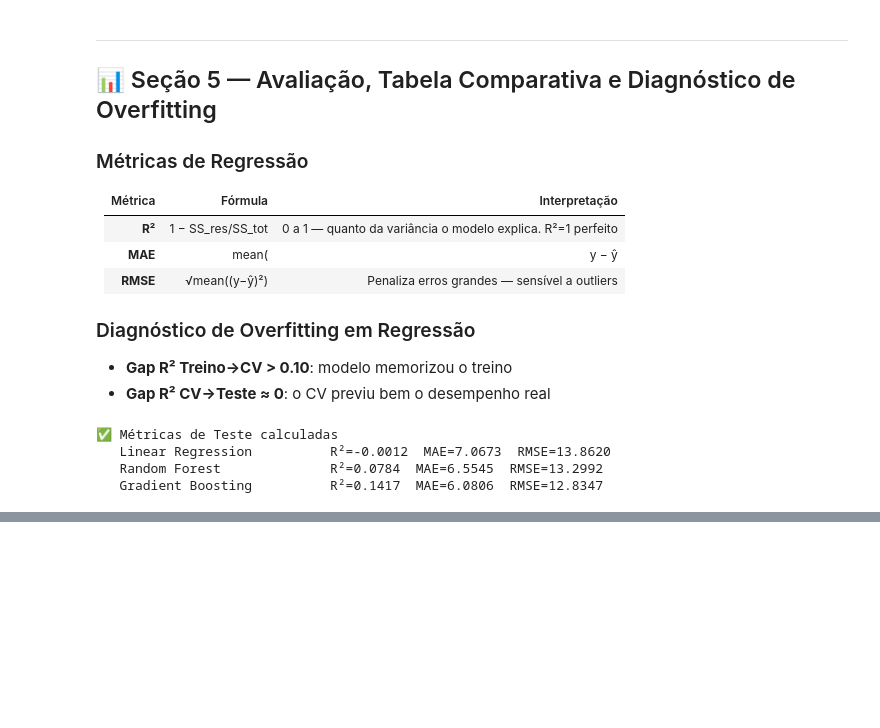
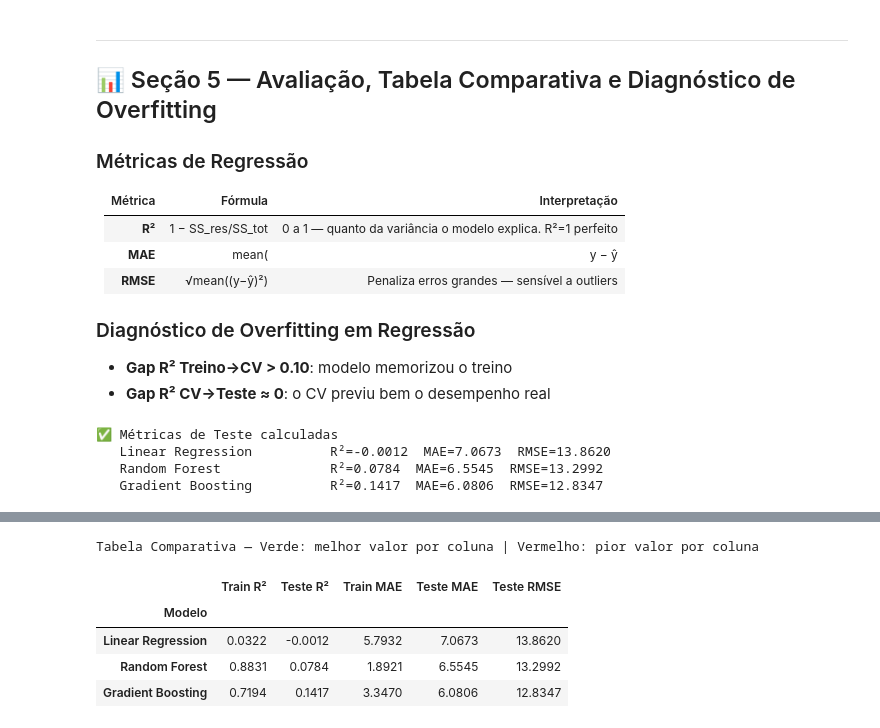
Before and after one commit to IsadoraMoraiss/Project_Pisi3, a Jupyter notebook: REGRESSÃO.ipynb, the cells around one changed output, grey strips where cells are left out. Cells and saved outputs as stored; diff of their text form; code cells hidden in the pictures; blank space fills up the shorter version.

Commit message:
feat: criando tabelas comparativas

```diff
--- a/REGRESSÃO.ipynb
+++ b/REGRESSÃO.ipynb
@@ -659,3 +659,21 @@ for m in [met_lr, met_rf, met_gb]:
    Linear Regression          R²=-0.0012  MAE=7.0673  RMSE=13.8620
    Random Forest              R²=0.0784  MAE=6.5545  RMSE=13.2992
    Gradient Boosting          R²=0.1417  MAE=6.0806  RMSE=12.8347
+# %%
+# ── Tabela Comparativa Completa ───────────────────────────────────────────────
+rows = []
+for cv_res, met in [(cv_lr, met_lr), (cv_rf, met_rf), (cv_gb, met_gb)]:
+    rows.append({
+        'Modelo':                 met['Modelo'],
+        'Train R²':               round(cv_res['Train_R2_mean'],  4),
+        'CV R² (mean±std)':       f"{cv_res['CV_R2_mean']:.4f} ± {cv_res['CV_R2_std']:.4f}",
+        'Teste R²':               round(met['Teste_R2'],          4),
+        'Train MAE':              round(cv_res['Train_MAE_mean'], 4),
+        'CV MAE (mean±std)':      f"{cv_res['CV_MAE_mean']:.4f} ± {cv_res['CV_MAE_std']:.4f}",
+        'Teste MAE':              round(met['Teste_MAE'],         4),
+        'Teste RMSE':             round(met['Teste_RMSE'],        4),
+    })
+
+df_comp = pd.DataFrame(rows).set_index('Modelo')
+print('📊 Tabela Comparativa Completa:')
+print(df_comp.to_string())
@@ -661,0 +687,48 @@ for m in [met_lr, met_rf, met_gb]:
+# %%
+# ── Tabela estilizada com highlight ──────────────────────────────────────────
+cols_max = ['Train R²', 'Teste R²']          # maior é melhor
+cols_min = ['Train MAE', 'Teste MAE', 'Teste RMSE']  # menor é melhor
+
+df_style = df_comp[cols_max + cols_min].copy()
+
+styled = (
+    df_style.style
+    .format('{:.4f}')
+    .highlight_max(
+        subset=cols_max, axis=0,
+        props='background-color:#C8E6C9; font-weight:bold; color:#1B5E20;'
+    )
+    .highlight_min(
+        subset=cols_min, axis=0,
+        props='background-color:#C8E6C9; font-weight:bold; color:#1B5E20;'
+    )
+    .highlight_max(
+        subset=cols_min, axis=0,
+        props='background-color:#FFCDD2; color:#B71C1C;'
+    )
+    .highlight_min(
+        subset=cols_max, axis=0,
+        props='background-color:#FFCDD2; color:#B71C1C;'
+    )
+    .set_caption(
+        'Tabela Comparativa — Verde: melhor valor por coluna | '
+        'Vermelho: pior valor por coluna'
+    )
+    .set_table_styles([
+        {'selector': 'caption',
+         'props': [('font-size','13px'),('font-weight','bold'),('padding','8px')]},
+        {'selector': 'th',
+         'props': [('background-color','#1565C0'),('color','white'),
+                   ('font-size','11px'),('padding','6px 10px')]},
+        {'selector': 'td',
+         'props': [('text-align','center'),('padding','5px 10px'),('font-size','11px')]},
+    ])
+)
+display(styled)
+# %% [output]
+Tabela Comparativa — Verde: melhor valor por coluna | Vermelho: pior valor por coluna
+|  | Train R² | Teste R² | Train MAE | Teste MAE | Teste RMSE |
+| Modelo |  |  |  |  |  |
+| Linear Regression | 0.0322 | -0.0012 | 5.7932 | 7.0673 | 13.8620 |
+| Random Forest | 0.8831 | 0.0784 | 1.8921 | 6.5545 | 13.2992 |
+| Gradient Boosting | 0.7194 | 0.1417 | 3.3470 | 6.0806 | 12.8347 |
```
Also changed, not shown: parts of 1 cell of this notebook.
